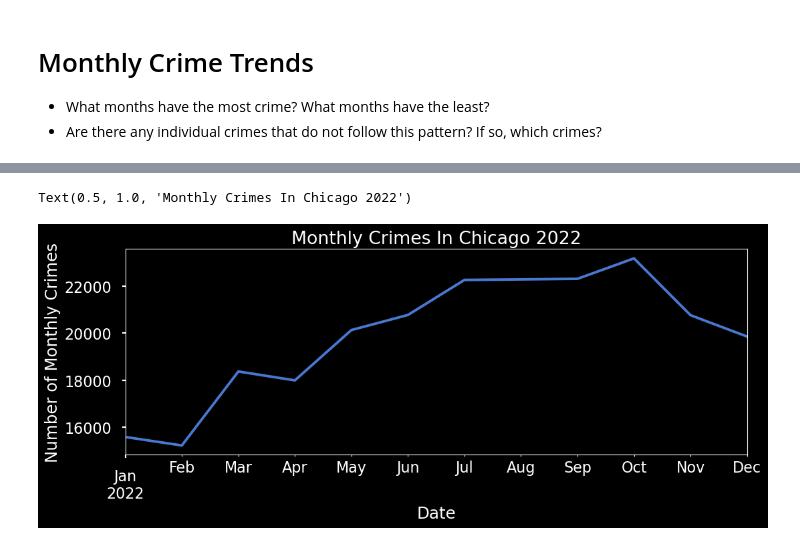
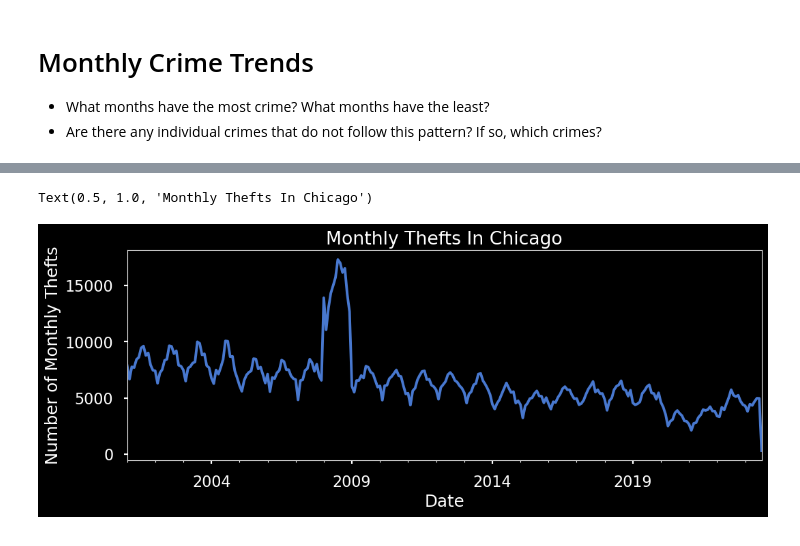
Before and after one commit to JamisonHunter/Chicago-Crime-Data-Analysis, a Jupyter notebook: chicago_crime_data_analysis.ipynb, the cells around one changed output, grey strips where cells are left out. Drawn from its saved outputs; the diff is of its cells as text; code cells hidden in the pictures.

```diff
--- a/chicago_crime_data_analysis.ipynb
+++ b/chicago_crime_data_analysis.ipynb
@@ -310,6 +345,7 @@ As can be seen above, crime rates don't seem to be changing much overall between
 * What months have the most crime? What months have the least?
 * Are there any individual crimes that do not follow this pattern? If so, which crimes?
 # %%
-ts = time.loc["2022"].resample("M").sum()
-ts
+ts = time.groupby("Primary Type").resample("M").sum()
+ts = ts.unstack("Primary Type")
+ts.head(3)
 # %% [output]
@@ -330,7 +359,8 @@ ts
 # %%
-ax = ts["Crime"].plot(figsize=(12,4))
-ax.set_ylabel("Number of Monthly Crimes")
-ax.set_title("Monthly Crimes In Chicago 2022")
+ax = ts["Crime"]["THEFT"].plot(figsize=(12,4))
+ax.set_ylabel("Number of Monthly Thefts")
+ax.set_xlabel("Date")
+ax.set_title("Monthly Thefts In Chicago")
 # %% [output]
-Text(0.5, 1.0, 'Monthly Crimes In Chicago 2022')
+Text(0.5, 1.0, 'Monthly Thefts In Chicago')
-[figure, old version]
+[figure, new version]
```
Also changed, not shown: parts of 52 cells of this notebook.
